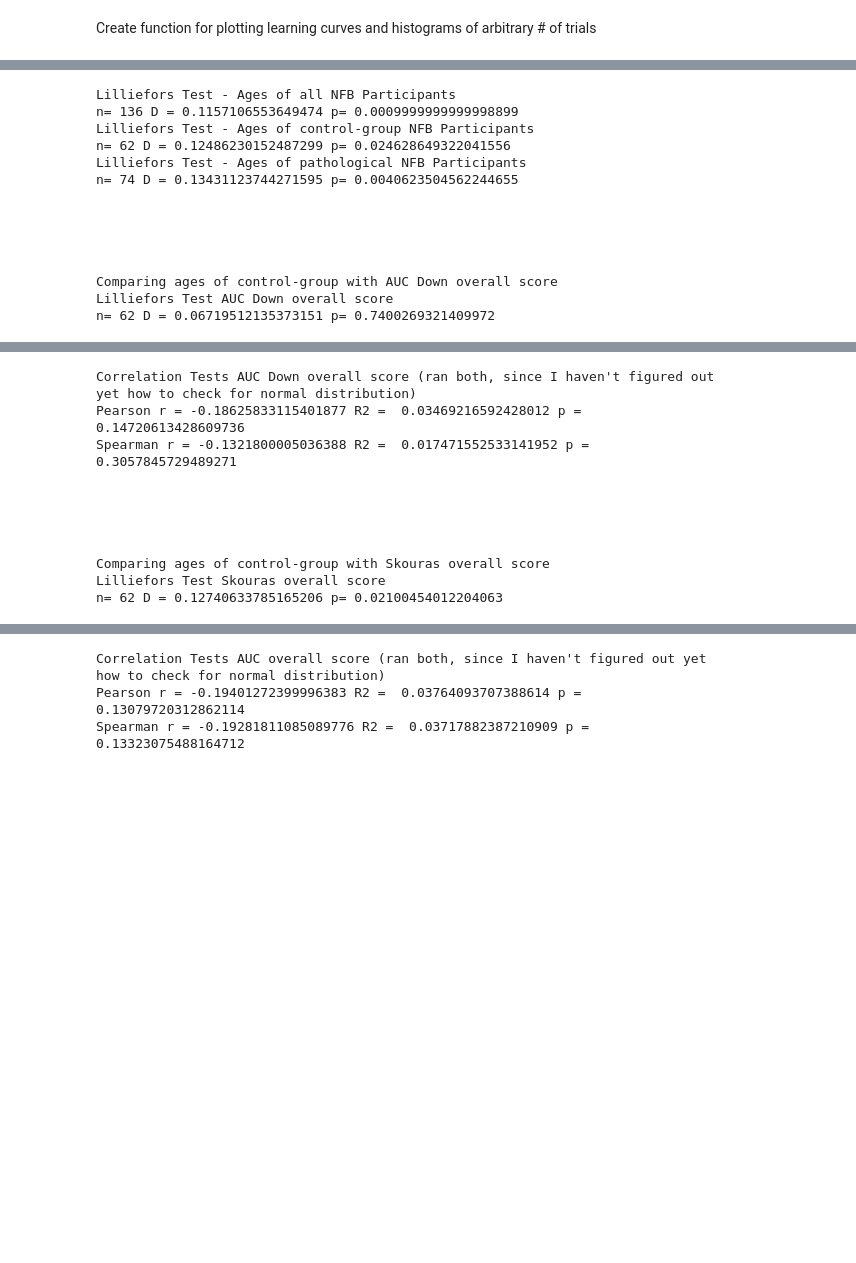
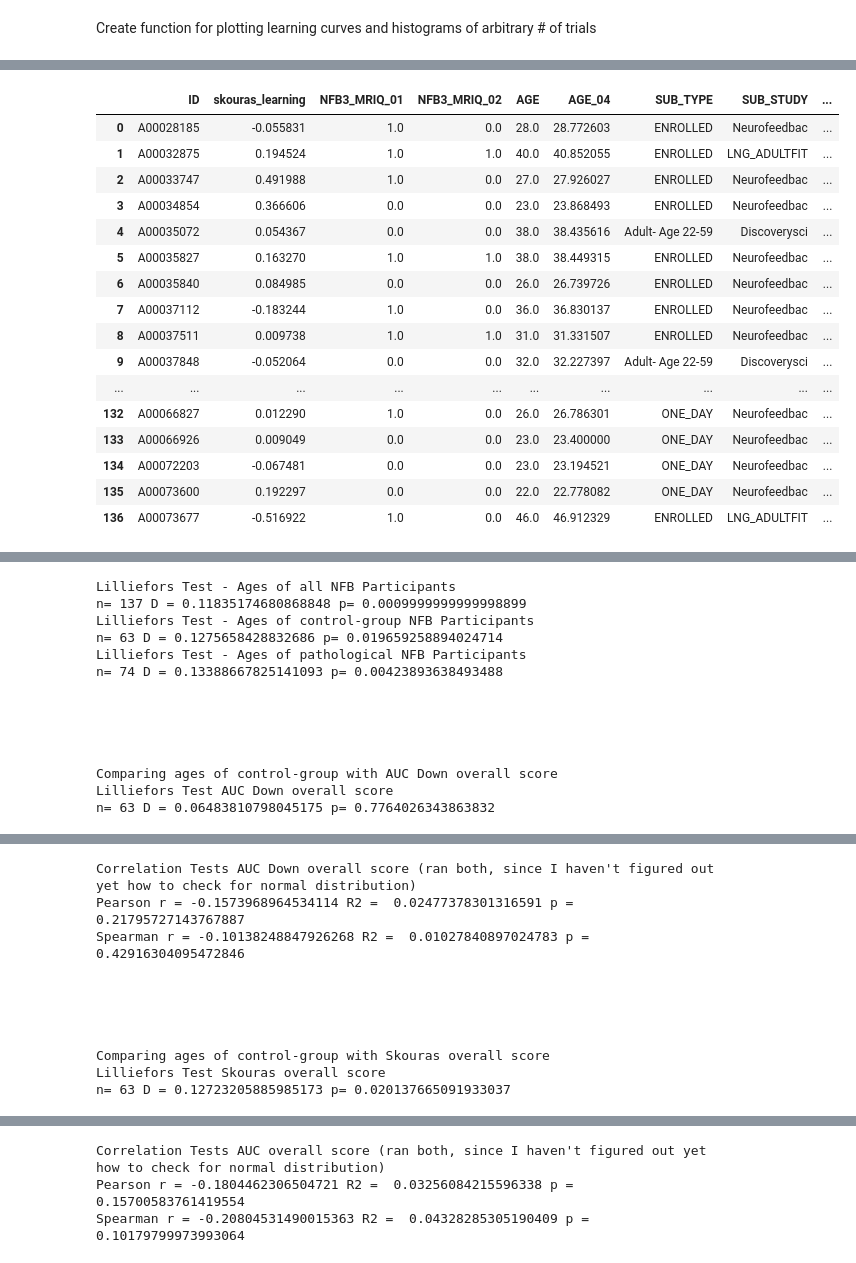
Before and after one commit to Qonrad/2020capstone, a Jupyter notebook: compute_scores.ipynb, the cells around one changed output, grey strips where cells are left out. Cells and saved outputs as stored; diff of their text form; code cells hidden in the pictures; blank space fills up the shorter version.

```diff
--- a/compute_scores.ipynb
+++ b/compute_scores.ipynb
@@ -391,17 +394,18 @@ from scipy.stats import norm
 from statsmodels.stats.diagnostic import lilliefors
 import seaborn as sns
 
+pd.set_option('display.max_rows', 300)
+
 def lillie(nums, name=""):
     ksstat, pval = lilliefors(nums, pvalmethod='table')
     print("Lilliefors Test " + name)
     print("n=", len(nums), "D =", ksstat, "p=", pval)
 
-def compare_with_control_age(othernums, vname="", path=False, exact=True, nosleep=True):
+def compare_with_age(othernums, vname="", path=False, exact=True, nosleep=True):
     diags_ages = pd.read_csv('./diags_ages.csv')
     diags_ages = pd.merge(skouraseries[['ID']], diags_ages, how='inner', on='ID').sort_values(by=['ID']).drop_duplicates(subset=['ID']).reset_index(drop=True)
     if nosleep:
         diags_ages = diags_ages[diags_ages['NFB3_MRIQ_01'] == 0].sort_values(by=['ID']).reset_index(drop=True)
-        diags_ages = diags_ages[diags_ages['NFB3_MRIQ_02'] == 0].sort_values(by=['ID']).reset_index(drop=True)
     if not path:
         diags_ages_control = diags_ages[diags_ages['DIAG_01#CODE'] == 'V71.09'].sort_values(by=['ID']).reset_index(drop=True)
     else:
@@ -430,37 +434,59 @@ def compare_with_control_age(othernums, vname="", path=False, exact=True, noslee
     plt.legend()
     plt.title(vname)
     plt.show()
 
     print("Correlation Tests " + vname + " (ran both, since I haven't figured out yet how to check for normal distribution)")
     print("Pearson r =", pr, "R2 = ", pr ** 2, "p = ", pp)
     print("Spearman r =", sr, "R2 = ", sr ** 2, "p = ", sp)
 
+
+#display(aucdownseries)
+
 diags_ages = pd.read_csv('./diags_ages.csv')
-diags_ages = pd.merge(skouraseries[['ID']], diags_ages, how='inner', on='ID').sort_values(by=['ID']).drop_duplicates(subset=['ID']).reset_index(drop=True)
+diags_ages = pd.merge(aucdownseries[['ID', 'skouras_learning']], diags_ages, how='inner', on='ID').sort_values(by=['ID']).drop_duplicates(subset=['ID']).reset_index(drop=True)
+display(diags_ages)
+display(diags_ages[diags_ages.isna().any(axis=1)])
+
+
 diags_ages_control = diags_ages[diags_ages['DIAG_01#CODE'] == 'V71.09'].sort_values(by=['ID']).reset_index(drop=True)
 diags_ages_path = diags_ages[diags_ages['DIAG_01#CODE'] != 'V71.09'].sort_values(by=['ID']).reset_index(drop=True)
 
-
-#display(diags_ages)
 lillie(diags_ages.AGE_04.values, "- Ages of all NFB Participants")
 lillie(diags_ages_control.AGE_04.values, "- Ages of control-group NFB Participants")
 lillie(diags_ages_path.AGE_04.values, "- Ages of pathological NFB Participants")
 
 print("\n\n\n\n")
 trials = aucdownseries.loc[: , "1":"6"]
 aucdownseries['scores'] = trials.mean(axis=1)
 scores_only = aucdownseries[['ID', 'scores']]
-compare_with_control_age(scores_only, "AUC Down overall score", nosleep=False)
+compare_with_age(scores_only, "AUC Down overall score", nosleep=False)
 
 print("\n\n\n\n")
 trials = skouraseries.loc[: , "6":"12"]
 skouraseries['scores'] = trials.mean(axis=1)
 scores_only = skouraseries[['ID', 'scores']]
-compare_with_control_age(scores_only, "Skouras overall score", nosleep=False)
+compare_with_age(scores_only, "Skouras overall score", nosleep=False)
 
 print("\n\n\n\n")
-trials = aucseries.loc[: , "6":"12"]
+trials = aucseries.loc[: , "7":"12"]
 aucseries['scores'] = trials.mean(axis=1)
 scores_only = aucseries[['ID', 'scores']]
-compare_with_control_age(scores_only, "AUC overall score", nosleep=False)
+compare_with_age(scores_only, "AUC overall score", nosleep=False)
 # %% [output]
+|  | ID | skouras_learning | NFB3_MRIQ_01 | NFB3_MRIQ_02 | AGE | AGE_04 | SUB_TYPE | SUB_STUDY | ... |
+| 0 | A00028185 | -0.055831 | 1.0 | 0.0 | 28.0 | 28.772603 | ENROLLED | Neurofeedbac | ... |
+| 1 | A00032875 | 0.194524 | 1.0 | 1.0 | 40.0 | 40.852055 | ENROLLED | LNG_ADULTFIT | ... |
+| 2 | A00033747 | 0.491988 | 1.0 | 0.0 | 27.0 | 27.926027 | ENROLLED | Neurofeedbac | ... |
+| 3 | A00034854 | 0.366606 | 0.0 | 0.0 | 23.0 | 23.868493 | ENROLLED | Neurofeedbac | ... |
+| 4 | A00035072 | 0.054367 | 0.0 | 0.0 | 38.0 | 38.435616 | Adult- Age 22-59 | Discoverysci | ... |
+| 5 | A00035827 | 0.163270 | 1.0 | 1.0 | 38.0 | 38.449315 | ENROLLED | Neurofeedbac | ... |
+| 6 | A00035840 | 0.084985 | 0.0 | 0.0 | 26.0 | 26.739726 | ENROLLED | Neurofeedbac | ... |
+| 7 | A00037112 | -0.183244 | 1.0 | 0.0 | 36.0 | 36.830137 | ENROLLED | Neurofeedbac | ... |
+| 8 | A00037511 | 0.009738 | 1.0 | 1.0 | 31.0 | 31.331507 | ENROLLED | Neurofeedbac | ... |
+| 9 | A00037848 | -0.052064 | 0.0 | 0.0 | 32.0 | 32.227397 | Adult- Age 22-59 | Discoverysci | ... |
+| ... | ... | ... | ... | ... | ... | ... | ... | ... | ... |
+| 132 | A00066827 | 0.012290 | 1.0 | 0.0 | 26.0 | 26.786301 | ONE_DAY | Neurofeedbac | ... |
+| 133 | A00066926 | 0.009049 | 0.0 | 0.0 | 23.0 | 23.400000 | ONE_DAY | Neurofeedbac | ... |
+| 134 | A00072203 | -0.067481 | 0.0 | 0.0 | 23.0 | 23.194521 | ONE_DAY | Neurofeedbac | ... |
+| 135 | A00073600 | 0.192297 | 0.0 | 0.0 | 22.0 | 22.778082 | ONE_DAY | Neurofeedbac | ... |
+| 136 | A00073677 | -0.516922 | 1.0 | 0.0 | 46.0 | 46.912329 | ENROLLED | LNG_ADULTFIT | ... |
@@ -467,9 +500,9 @@ compare_with_control_age(scores_only, "AUC overall score", nosleep=False)
 Lilliefors Test - Ages of all NFB Participants
-n= 136 D = 0.1157106553649474 p= 0.0009999999999998899
+n= 137 D = 0.11835174680868848 p= 0.0009999999999998899
 Lilliefors Test - Ages of control-group NFB Participants
-n= 62 D = 0.12486230152487299 p= 0.024628649322041556
+n= 63 D = 0.1275658428832686 p= 0.019659258894024714
 Lilliefors Test - Ages of pathological NFB Participants
-n= 74 D = 0.13431123744271595 p= 0.0040623504562244655
+n= 74 D = 0.13388667825141093 p= 0.00423893638493488
 
 
 
@@ -477,12 +510,12 @@ n= 74 D = 0.13431123744271595 p= 0.0040623504562244655
 
 Comparing ages of control-group with AUC Down overall score
 Lilliefors Test AUC Down overall score
-n= 62 D = 0.06719512135373151 p= 0.7400269321409972
+n= 63 D = 0.06483810798045175 p= 0.7764026343863832
 [interactive output not drawn]
 [interactive output not drawn]
 Correlation Tests AUC Down overall score (ran both, since I haven't figured out yet how to check for normal distribution)
-Pearson r = -0.18625833115401877 R2 =  0.03469216592428012 p =  0.14720613428609736
-Spearman r = -0.1321800005036388 R2 =  0.017471552533141952 p =  0.3057845729489271
+Pearson r = -0.1573968964534114 R2 =  0.02477378301316591 p =  0.21795727143767887
+Spearman r = -0.10138248847926268 R2 =  0.01027840897024783 p =  0.42916304095472846
 
 
 
@@ -490,7 +523,7 @@ Spearman r = -0.1321800005036388 R2 =  0.017471552533141952 p =  0.3057845729489
 
 Comparing ages of control-group with Skouras overall score
 Lilliefors Test Skouras overall score
-n= 62 D = 0.12740633785165206 p= 0.02100454012204063
+n= 63 D = 0.12723205885985173 p= 0.020137665091933037
 [interactive output not drawn]
 [interactive output not drawn]
 Correlation Tests Skouras overall score (ran both, since I haven't figured out yet how to check for normal distribution)
@@ -507,5 +540,5 @@ n= 62 D = 0.12677428726546802 p= 0.021904928343759004
 [interactive output not drawn]
 [interactive output not drawn]
 Correlation Tests AUC overall score (ran both, since I haven't figured out yet how to check for normal distribution)
-Pearson r = -0.19401272399996383 R2 =  0.03764093707388614 p =  0.13079720312862114
-Spearman r = -0.19281811085089776 R2 =  0.03717882387210909 p =  0.13323075488164712
+Pearson r = -0.1804462306504721 R2 =  0.03256084215596338 p =  0.15700583761419554
+Spearman r = -0.20804531490015363 R2 =  0.04328285305190409 p =  0.10179799973993064
```
Also changed, not shown: parts of 3 cells of this notebook, 1 other file.
